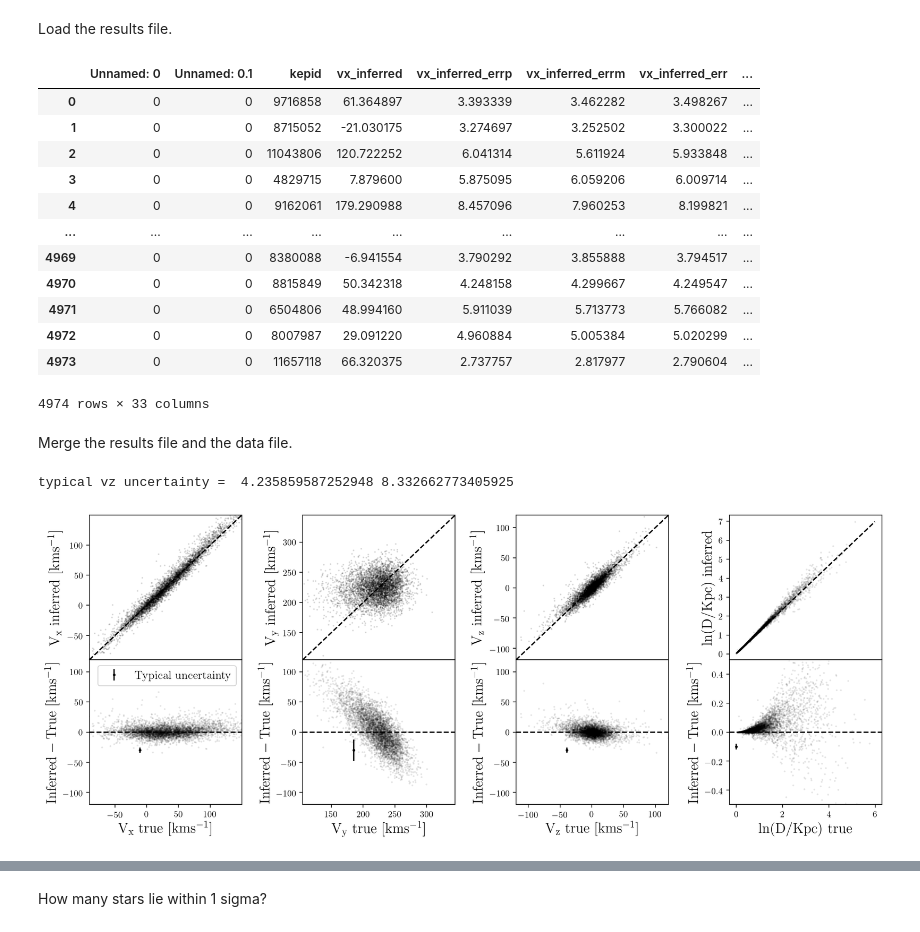
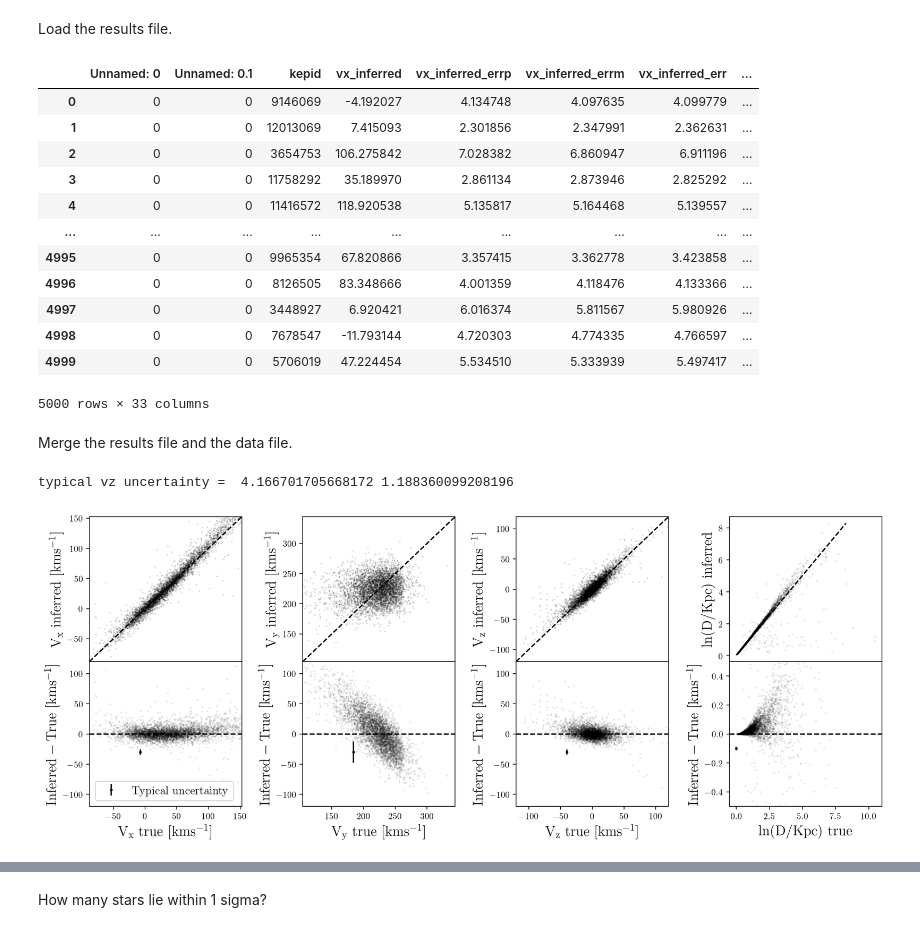
Before and after one commit to RuthAngus/kepler_kinematics, a Jupyter notebook: notebooks/Plot_residuals.ipynb, the cells around one changed output, grey strips where cells are left out. Drawn from its saved outputs; the diff is of its cells as text; code cells hidden in the pictures.

Commit message:
recreating residual plot

```diff
--- a/notebooks/Plot_residuals.ipynb
+++ b/notebooks/Plot_residuals.ipynb
@@ -23,27 +23,29 @@ plt.rcParams.update(plotpar)
 # %% [markdown]
 Load the data file.
 # %%
-df = pd.read_csv("../kepler_kinematics/gaia_kepler_lamost.csv")
+# df = pd.read_csv("../kepler_kinematics/gaia_kepler_lamost.csv")
+df = pd.read_csv("../kepler_kinematics/data.csv")
 # %% [markdown]
 Load the results file.
 # %%
-results = pd.read_csv("../data/all_kepler4.csv")
+# results = pd.read_csv("../data/all_kepler4.csv")
+results = pd.read_csv("../data/edr3_all.csv")
 # %%
 results
 # %% [output]
 |  | Unnamed: 0 | Unnamed: 0.1 | kepid | vx_inferred | vx_inferred_errp | vx_inferred_errm | vx_inferred_err | ... |
-| 0 | 0 | 0 | 9716858 | 61.364897 | 3.393339 | 3.462282 | 3.498267 | ... |
-| 1 | 0 | 0 | 8715052 | -21.030175 | 3.274697 | 3.252502 | 3.300022 | ... |
-| 2 | 0 | 0 | 11043806 | 120.722252 | 6.041314 | 5.611924 | 5.933848 | ... |
-| 3 | 0 | 0 | 4829715 | 7.879600 | 5.875095 | 6.059206 | 6.009714 | ... |
-| 4 | 0 | 0 | 9162061 | 179.290988 | 8.457096 | 7.960253 | 8.199821 | ... |
+| 0 | 0 | 0 | 9146069 | -4.192027 | 4.134748 | 4.097635 | 4.099779 | ... |
+| 1 | 0 | 0 | 12013069 | 7.415093 | 2.301856 | 2.347991 | 2.362631 | ... |
+| 2 | 0 | 0 | 3654753 | 106.275842 | 7.028382 | 6.860947 | 6.911196 | ... |
+| 3 | 0 | 0 | 11758292 | 35.189970 | 2.861134 | 2.873946 | 2.825292 | ... |
+| 4 | 0 | 0 | 11416572 | 118.920538 | 5.135817 | 5.164468 | 5.139557 | ... |
 | ... | ... | ... | ... | ... | ... | ... | ... | ... |
-| 4969 | 0 | 0 | 8380088 | -6.941554 | 3.790292 | 3.855888 | 3.794517 | ... |
-| 4970 | 0 | 0 | 8815849 | 50.342318 | 4.248158 | 4.299667 | 4.249547 | ... |
-| 4971 | 0 | 0 | 6504806 | 48.994160 | 5.911039 | 5.713773 | 5.766082 | ... |
-| 4972 | 0 | 0 | 8007987 | 29.091220 | 4.960884 | 5.005384 | 5.020299 | ... |
-| 4973 | 0 | 0 | 11657118 | 66.320375 | 2.737757 | 2.817977 | 2.790604 | ... |
+| 4995 | 0 | 0 | 9965354 | 67.820866 | 3.357415 | 3.362778 | 3.423858 | ... |
+| 4996 | 0 | 0 | 8126505 | 83.348666 | 4.001359 | 4.118476 | 4.133366 | ... |
+| 4997 | 0 | 0 | 3448927 | 6.920421 | 6.016374 | 5.811567 | 5.980926 | ... |
+| 4998 | 0 | 0 | 7678547 | -11.793144 | 4.720303 | 4.774335 | 4.766597 | ... |
+| 4999 | 0 | 0 | 5706019 | 47.224454 | 5.534510 | 5.333939 | 5.497417 | ... |
-4974 rows × 33 columns
+5000 rows × 33 columns
 # %% [markdown]
 Merge the results file and the data file.
 # %%
@@ -144,18 +146,20 @@ def resid_plot(vx, vy, vz, vx_inferred, vy_inferred, vz_inferred, vx_inferred_er
 # %%
 m = np.isfinite(adf.vx.values) & np.isfinite(adf.vy.values) & np.isfinite(adf.vz.values)
 m &= np.isfinite(adf.vx_random.values) & np.isfinite(adf.vy_random.values) & np.isfinite(adf.vz_random.values) & np.isfinite(adf.lndistance_random.values)
 fig = resid_plot(adf.vx.values[m], adf.vy.values[m], adf.vz.values[m], adf.vx_random.values[m],
                  adf.vy_random.values[m], adf.vz_random.values[m],
                  adf.vx_inferred_err.values[m], adf.vy_inferred_err.values[m], adf.vz_inferred_err.values[m],
                  adf.lndistance_inferred_err.values[m],
-                 adf.r_est.values[m]*1e-3, np.exp(adf.lndistance_random.values[m]))
+                 adf.r_med_photogeo.values[m]*1e-3, np.exp(adf.lndistance_random.values[m]))
+#                  adf.r_est.values[m]*1e-3, np.exp(adf.lndistance_random.values[m]))
+
 
 plt.tight_layout()
 plt.savefig("../plots/residuals")
 plt.savefig("../paper/residuals.pdf")
 # %% [output]
-typical vz uncertainty =  4.235859587252948 8.332662773405925
+typical vz uncertainty =  4.166701705668172 1.188360099208196
-[figure, old version]
+[figure, new version]
 # %%
 print(f"Median vx uncertainty = {np.median(adf.vx_inferred_err):.2f} km/s, {np.median(adf.vx_inferred_err)/np.median(adf.vx_inferred)*100:.2f} %")
 print(f"Median vy uncertainty = {np.median(adf.vy_inferred_err):.2f} km/s, {np.median(adf.vy_inferred_err)/np.median(adf.vy_inferred)*100:.2f} %")
```
Also changed, not shown: parts of 2 cells of this notebook, 1 other file.
